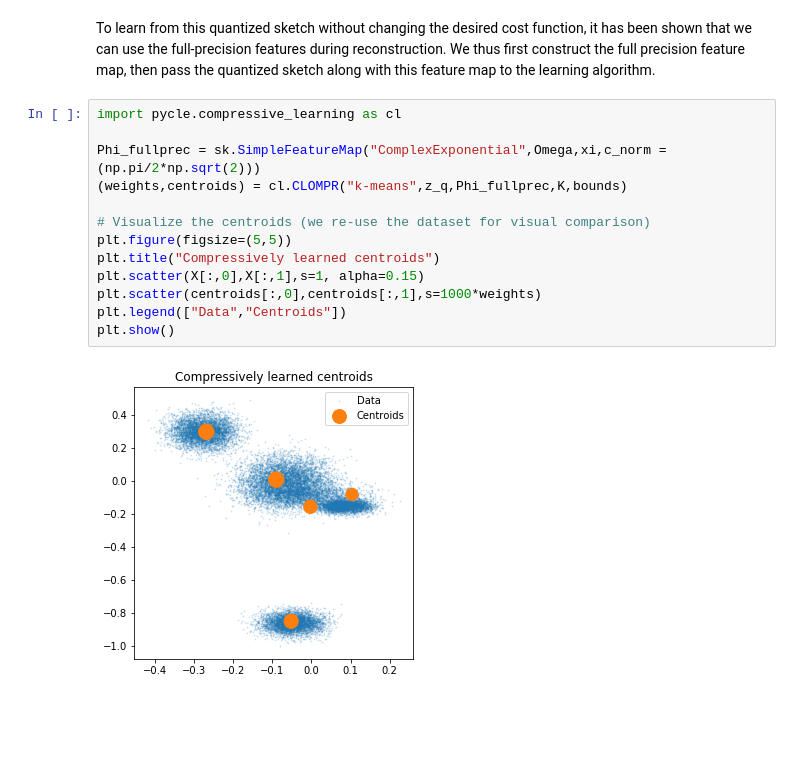
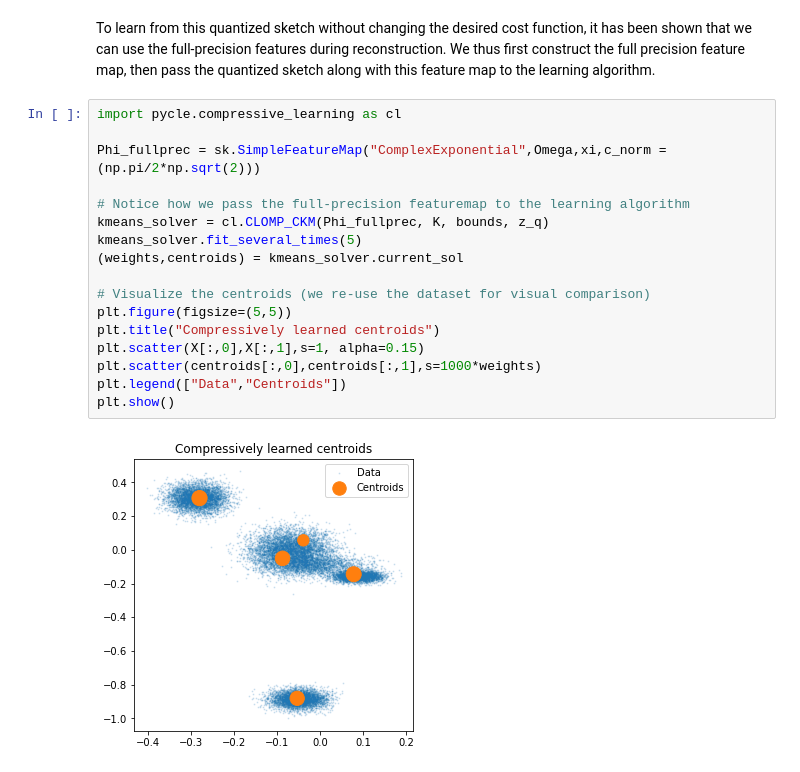
Before and after one commit to schellekensv/pycle, a Jupyter notebook: Demo_3-quantized_sketches.ipynb, the cells around one changed output. Saved outputs shown, nothing was run; the diff lists cells and outputs as text; blank space fills up the shorter version.

Commit message:
update with solver object

```diff
--- a/Demo_3-quantized_sketches.ipynb
+++ b/Demo_3-quantized_sketches.ipynb
@@ -62,15 +62,19 @@ To learn from this quantized sketch without changing the desired cost function,
 # %%
 import pycle.compressive_learning as cl
 
 Phi_fullprec = sk.SimpleFeatureMap("ComplexExponential",Omega,xi,c_norm = (np.pi/2*np.sqrt(2)))
-(weights,centroids) = cl.CLOMPR("k-means",z_q,Phi_fullprec,K,bounds)
+
+# Notice how we pass the full-precision featuremap to the learning algorithm
+kmeans_solver = cl.CLOMP_CKM(Phi_fullprec, K, bounds, z_q)
+kmeans_solver.fit_several_times(5)
+(weights,centroids) = kmeans_solver.current_sol
 
 # Visualize the centroids (we re-use the dataset for visual comparison)
 plt.figure(figsize=(5,5))
 plt.title("Compressively learned centroids")
 plt.scatter(X[:,0],X[:,1],s=1, alpha=0.15)
 plt.scatter(centroids[:,0],centroids[:,1],s=1000*weights)
 plt.legend(["Data","Centroids"])
 plt.show()
 # %% [output]
-[figure, old version]
+[figure, new version]
```
Also changed, not shown: parts of 1 cell of this notebook, 7 other files.
